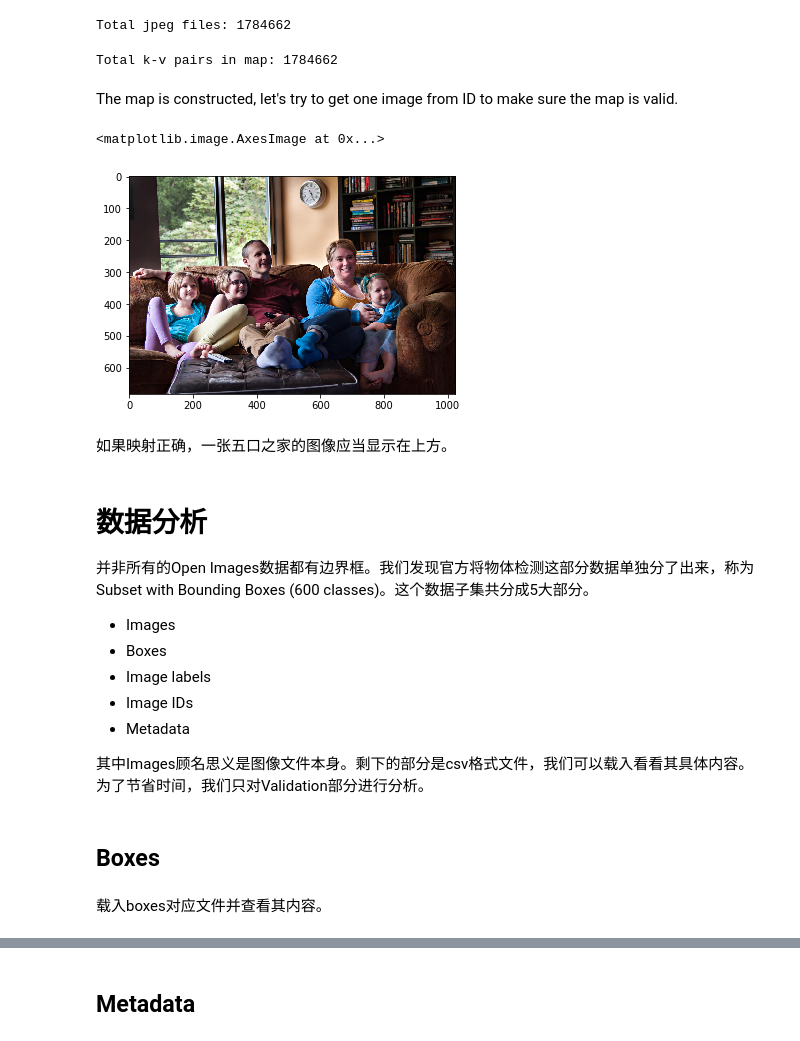
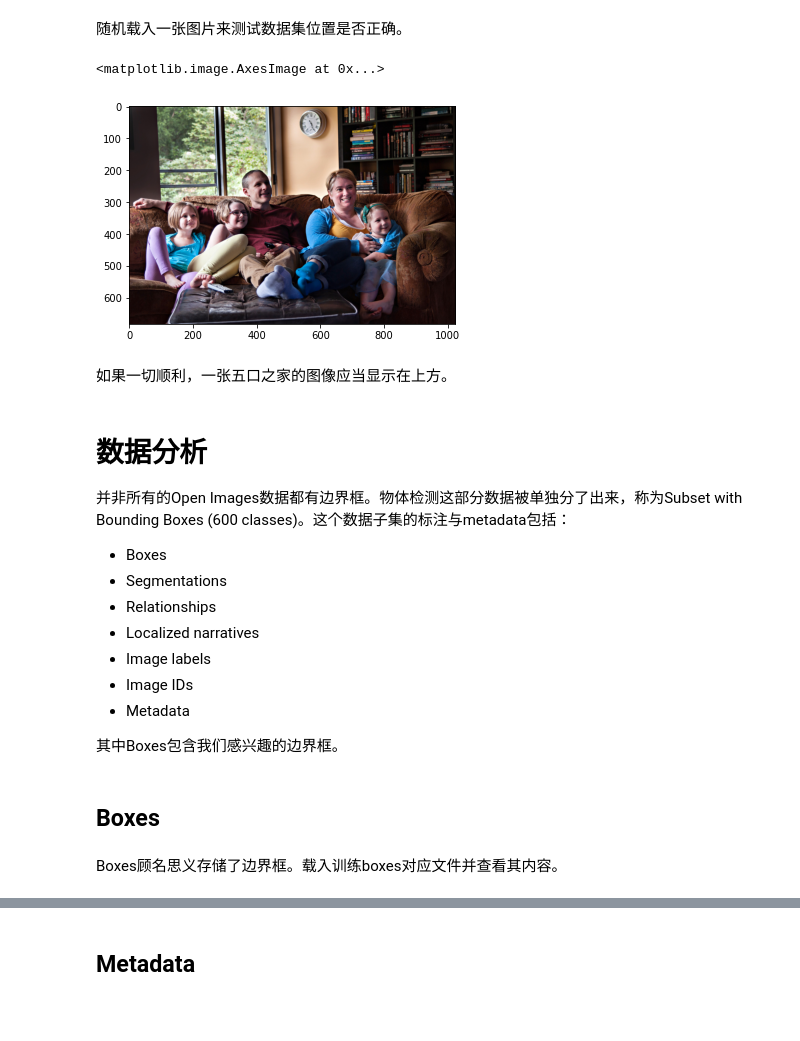
Before and after one commit to yinguobing/open_images, a Jupyter notebook: open_images.ipynb, the cells around one changed output, grey strips where cells are left out. Drawn from its saved outputs; the diff is of its cells as text; code cells hidden in the pictures; blank space fills up the shorter version.

Commit message:
update code to support v6 dataset.

```diff
--- a/open_images.ipynb
+++ b/open_images.ipynb
@@ -40,40 +34,30 @@ from file_list_generator import ListGenerator
-# %%
-lg = ListGenerator()
-img_list = lg.generate_list(target_dir='/data/dataset/public/open_images', format_list=['jpg'])
-print("Total jpeg files: {}".format(len(img_list)))
-# %% [output]
-Total jpeg files: 1784662
-# %%
-img_id_url_map = {}
-for each_url in img_list:
-    id_from_name = each_url.split('/')[-1].split('.')[-2]
-    img_id_url_map[id_from_name] = each_url
-print("Total k-v pairs in map: {}".format(len(img_id_url_map)))
-# %% [output]
-Total k-v pairs in map: 1784662
-# %% [markdown]
-The map is constructed, let's try to get one image from ID to make sure the map is valid.
+# %%
+root_dir = "/home/robin/hdd/data/raw/open_images/v6"
+# %% [markdown]
+随机载入一张图片来测试数据集位置是否正确。
 # %%
-val_img = plt.imread(img_id_url_map['7f111c25a72d31d6'])
+val_img = plt.imread(os.path.join(root_dir,'train','7f111c25a72d31d6.jpg'))
 plt.imshow(val_img)
 # %% [output]
 <matplotlib.image.AxesImage at 0x...>
-[figure, old version]
+[figure, new version]
 # %% [markdown]
-如果映射正确，一张五口之家的图像应当显示在上方。
+如果一切顺利，一张五口之家的图像应当显示在上方。
 # %% [markdown]
 # 数据分析
-并非所有的Open Images数据都有边界框。我们发现官方将物体检测这部分数据单独分了出来，称为Subset with Bounding Boxes (600 classes)。这个数据子集共分成5大部分。
+并非所有的Open Images数据都有边界框。物体检测这部分数据被单独分了出来，称为Subset with Bounding Boxes (600 classes)。这个数据子集的标注与metadata包括：
 
-- Images
 - Boxes
+- Segmentations
+- Relationships
+- Localized narratives
 - Image labels
 - Image IDs
 - Metadata
 
-其中Images顾名思义是图像文件本身。剩下的部分是csv格式文件，我们可以载入看看其具体内容。为了节省时间，我们只对Validation部分进行分析。
+其中Boxes包含我们感兴趣的边界框。
 # %% [markdown]
 ## Boxes
-# %% [markdown]
-载入boxes对应文件并查看其内容。
+# %% [markdown]
+Boxes顾名思义存储了边界框。载入训练boxes对应文件并查看其内容。
 # %%
```
Also changed, not shown: parts of 29 cells of this notebook.
